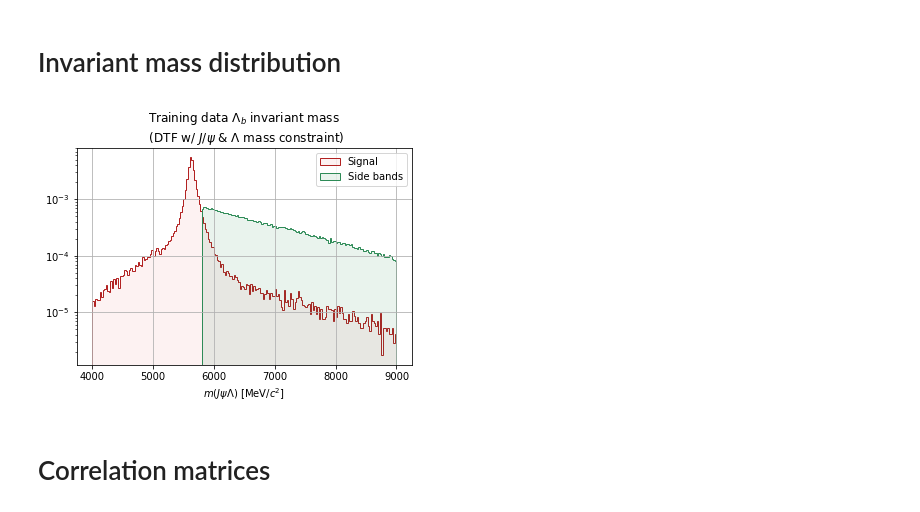
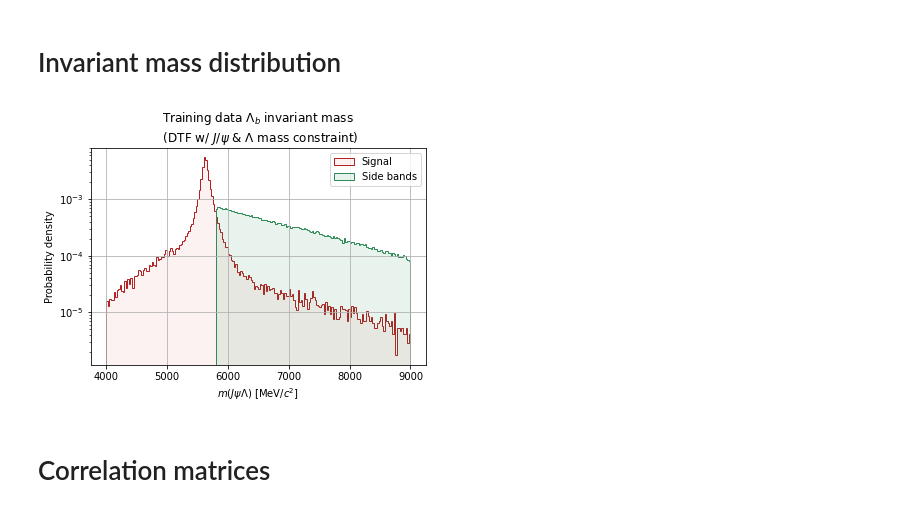
Before and after one commit to alatios/lb2jpsil_classifier-studies, a Jupyter notebook: 2_exploratory_feature_analysis.ipynb, the cells around one changed output. Saved outputs shown, nothing was run; the diff lists cells and outputs as text; code cells hidden in the pictures.

Commit message:
Save plots in exploratory feature analysis

```diff
--- a/2_exploratory_feature_analysis.ipynb
+++ b/2_exploratory_feature_analysis.ipynb
@@ -27,36 +28,42 @@ df_train
 # %%
 df_MC = df_train[df_train['TYPE'] == 1]
 df_SB = df_train[df_train['TYPE'] == 0]
+# %%
+## Create plots directory, if missing
+plotsDirectory = '/home/adegenna/classifier-studies/plots/feature_analysis/'
+pathlib.Path(plotsDirectory).mkdir(parents=True, exist_ok=True)
 # %% [markdown]
 # Invariant mass distribution
 # %%
 plt.hist(df_MC['DTF_FixJPsiLambda_Lb_M'],
          bins=200,
          range=(4000,9000),
          label='Signal',
          density=True,
          histtype='stepfilled',
          edgecolor='firebrick',
          color=mcolors.to_rgba('lightcoral', alpha=0.1)
 )
 
 plt.hist(df_SB['DTF_FixJPsiLambda_Lb_M'],
          bins=200,
          range=(4000,9000),
          label='Side bands',
          density=True,
          histtype='stepfilled',
          edgecolor='seagreen',
          color=mcolors.to_rgba('seagreen', alpha=0.1)
 )
 plt.grid()
 plt.xlabel("$m(J\psi \Lambda)$ [MeV/$c^2$]")
 plt.title("Training data $\Lambda_b$ invariant mass\n (DTF w/ $J/\psi$ & $\Lambda$ mass constraint)")
 plt.legend()
 plt.yscale('log')
+plt.ylabel("Probability density")
+plt.savefig(plotsDirectory + 'sig_bkg_distribution.pdf', bbox_inches='tight')
 plt.show()
 # %% [output]
-[figure, old version]
+[figure, new version]
 # %% [markdown]
 # Correlation matrices
 # %%
```
Also changed, not shown: parts of 1 cell of this notebook.
